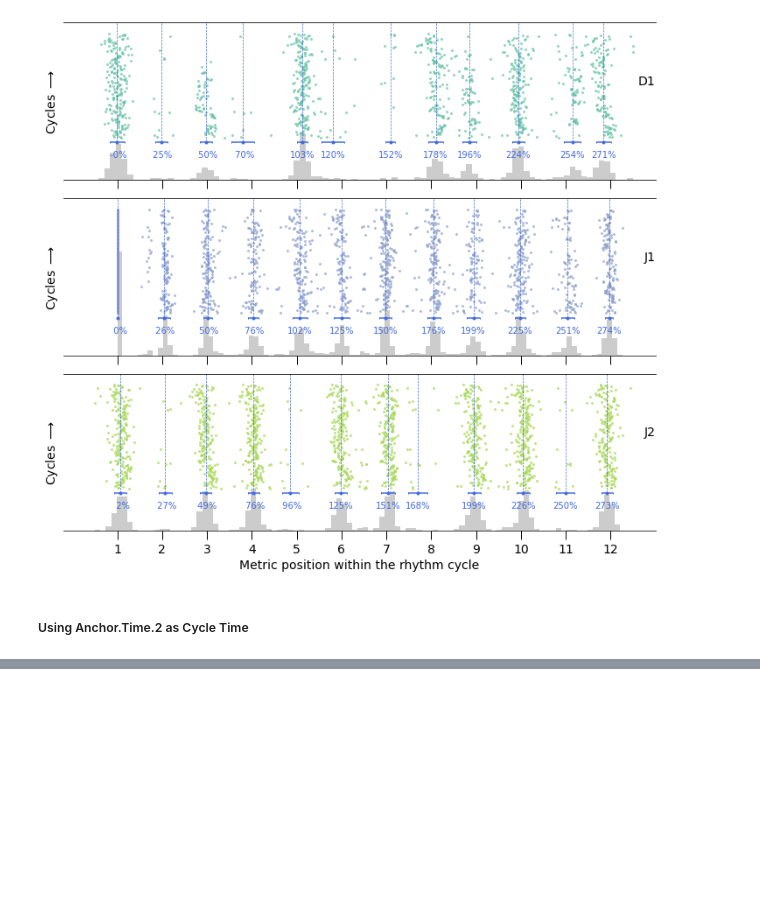
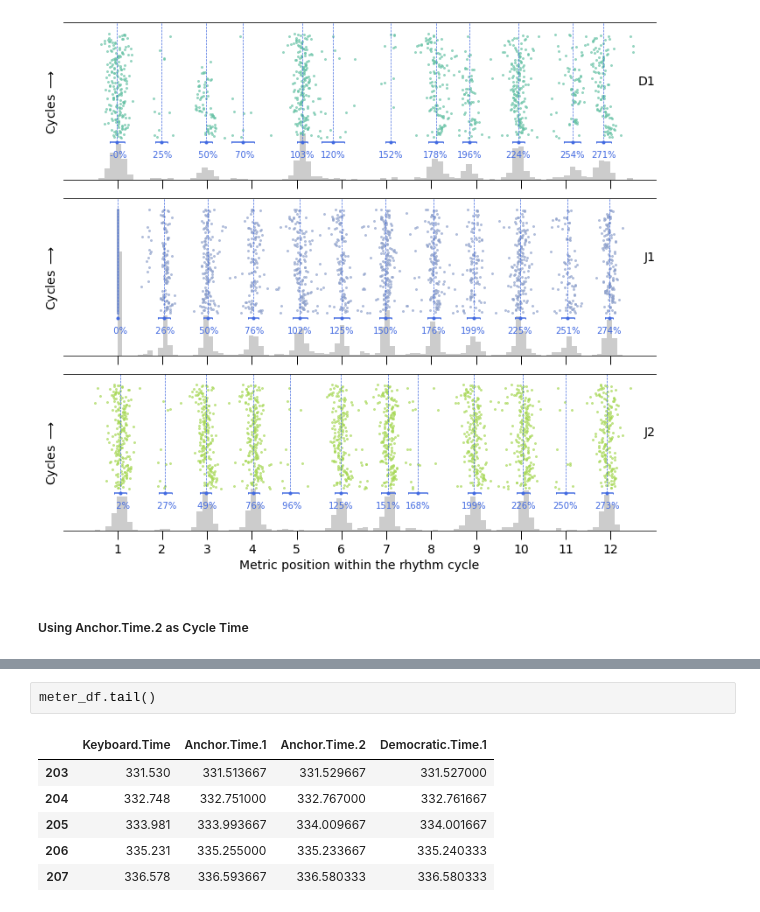
Before and after one commit to satyajeetprabhu/djembedancedata-internship, a Jupyter notebook: djembe_dance_data_demo.ipynb, the cells around one changed output, grey strips where cells are left out. Saved outputs shown, nothing was run; the diff lists cells and outputs as text; blank space fills up the shorter version.

```diff
--- a/djembe_dance_data_demo.ipynb
+++ b/djembe_dance_data_demo.ipynb
@@ -185,0 +197,9 @@ dtr.plot_cycle_onsets(norm_df3, instr=['D1', 'J1', 'J2'], mean_std=True, hist_on
+# %%
+meter_df.tail()
+# %% [output]
+|  | Keyboard.Time | Anchor.Time.1 | Anchor.Time.2 | Democratic.Time.1 |
+| 203 | 331.530 | 331.513667 | 331.529667 | 331.527000 |
+| 204 | 332.748 | 332.751000 | 332.767000 | 332.761667 |
+| 205 | 333.981 | 333.993667 | 334.009667 | 334.001667 |
+| 206 | 335.231 | 335.255000 | 335.233667 | 335.240333 |
+| 207 | 336.578 | 336.593667 | 336.580333 | 336.580333 |
```
Also changed, not shown: parts of 14 cells of this notebook.
